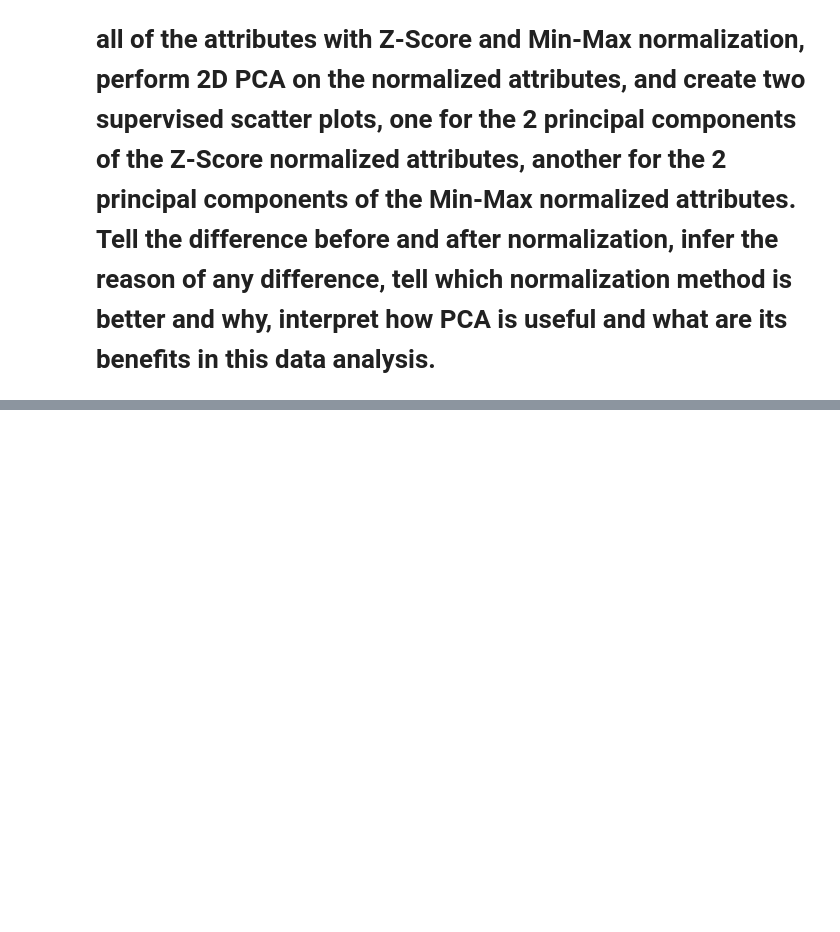
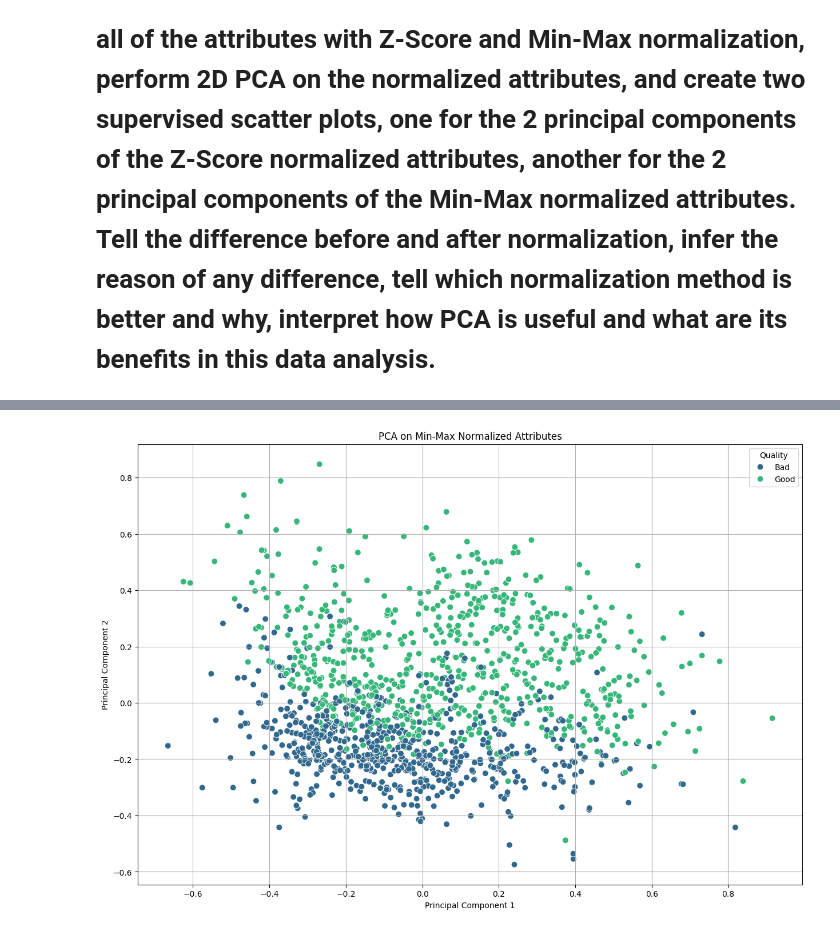
Before and after one commit to NomyNom/cosc3337-hw1, a Jupyter notebook: eda.ipynb, the cells around one changed output, grey strips where cells are left out. Saved outputs shown, nothing was run; the diff lists cells and outputs as text; code cells hidden in the pictures; blank space fills up the shorter version.

```diff
--- a/eda.ipynb
+++ b/eda.ipynb
@@ -273,0 +348,25 @@ scatter_plot('fixed acidity', 'free sulfur dioxide', title='Fixed Acidity vs Fre
+# %%
+# --- Min-Max Noramlized PCA ---
+
+# Min-Max Normalization
+features_minmax = (features - features.min()) / (features.max() - features.min())
+
+# Perform PCA on Min-Max normalized data
+X_pca_minmax = pca.fit_transform(features_minmax)
+
+# Create a new DataFrame with principal components
+df_pca_minmax = pd.DataFrame(data=X_pca_minmax, columns=['PC1', 'PC2'])
+df_pca_minmax['quality_label'] = df['quality_label']
+
+
+# Plot the PCA results for Min-Max Normalized attributes
+plt.figure(figsize=(15, 10))
+sns.scatterplot(data=df_pca_minmax, x='PC1', y='PC2', hue='quality_label', palette='viridis', s=60, edgecolor='w')
+plt.title('PCA on Min-Max Normalized Attributes')
+plt.xlabel('Principal Component 1')
+plt.ylabel('Principal Component 2')
+plt.legend(title='Quality')
+plt.grid(True)
+plt.show()
+# %% [output]
+[figure, added]
```
Also changed, not shown: parts of 9 cells of this notebook.
